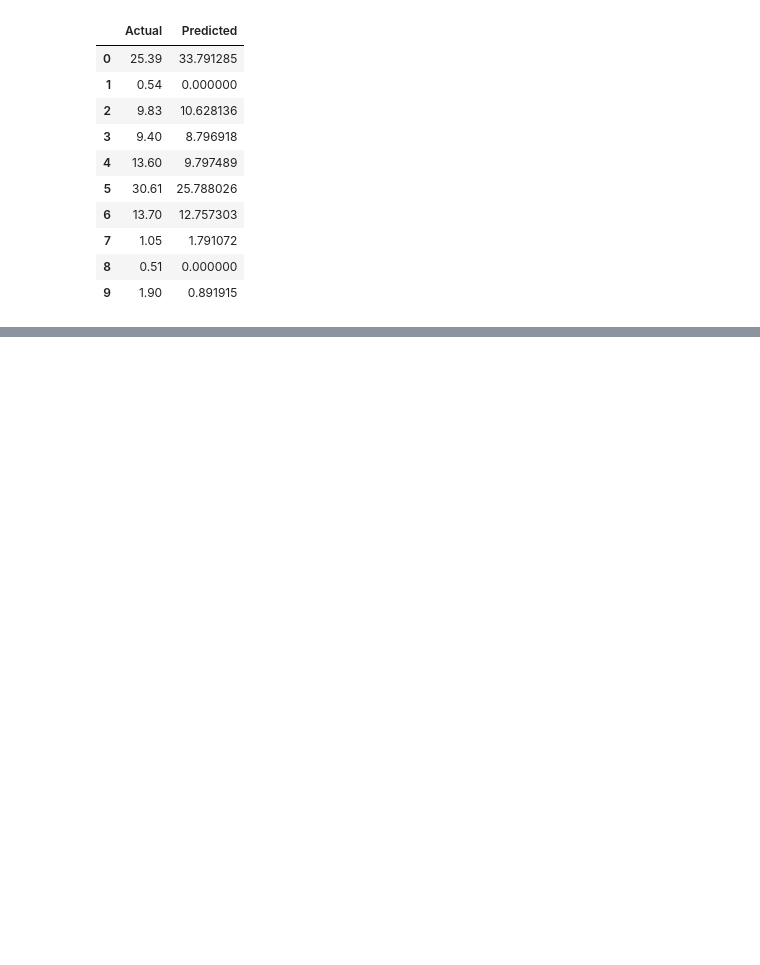
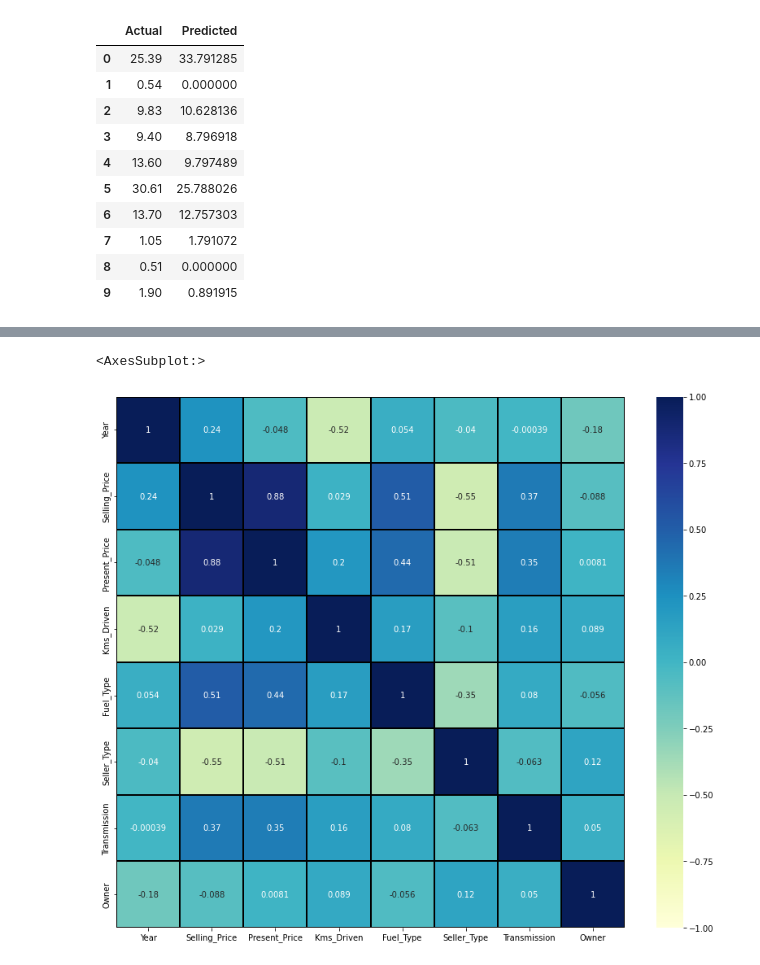
Before and after one commit to ABCD-EDU/cs322-lab, a Jupyter notebook: src/exercises/lab2/CarsRegression.ipynb, the cells around one changed output, grey strips where cells are left out. Saved outputs shown, nothing was run; the diff lists cells and outputs as text; code cells hidden in the pictures; blank space fills up the shorter version.

```diff
--- a/src/exercises/lab2/CarsRegression.ipynb
+++ b/src/exercises/lab2/CarsRegression.ipynb
@@ -65,0 +77,8 @@ results.head(10)
+# %%
+#HeatMap
+new_df = pd.get_dummies(new_df, drop_first=True)
+plt.figure(figsize=(14,12))
+sns.heatmap(new_df.corr(), annot= True, cmap= 'YlGnBu', vmin= -1 , vmax= 1, linecolor='black', linewidths=2)
+# %% [output]
+<AxesSubplot:>
+[figure, added]
```
Also changed, not shown: parts of 3 cells of this notebook.
